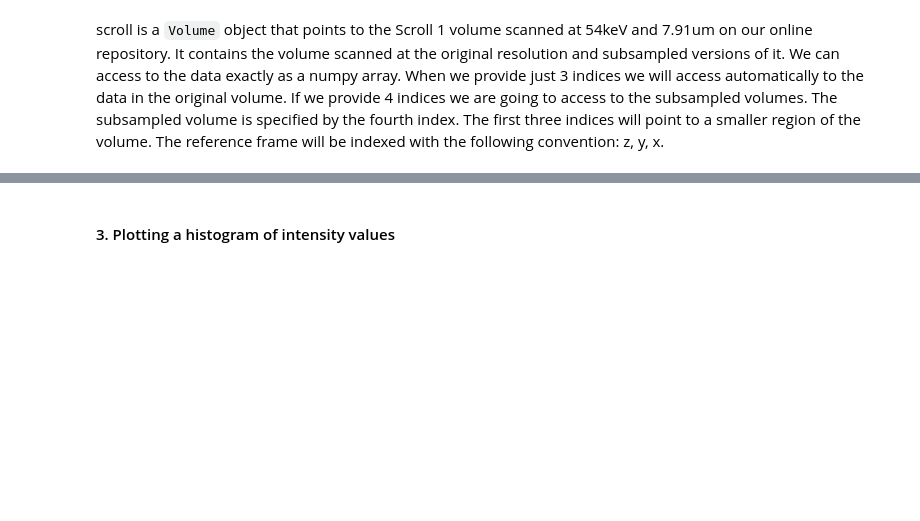
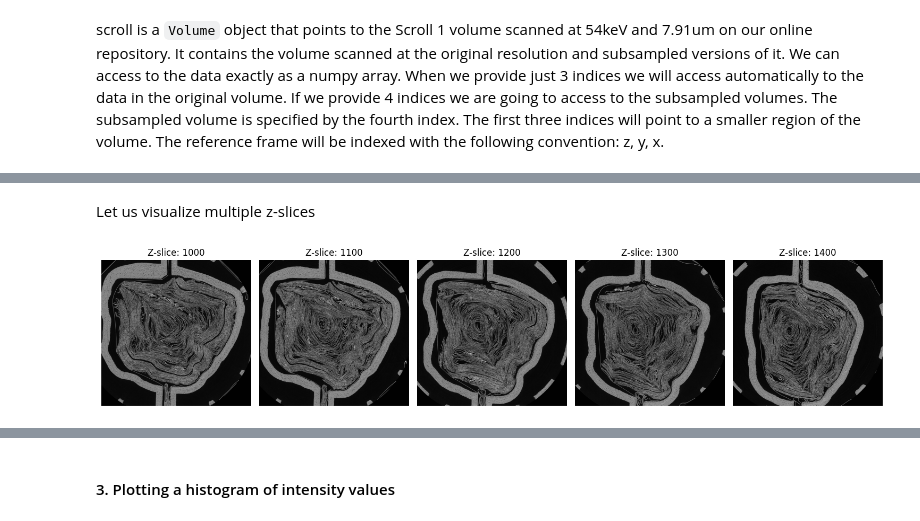
Before and after one commit to ScrollPrize/vesuvius, a Jupyter notebook: notebooks/example1_data_access.ipynb, the cells around one changed output, grey strips where cells are left out. Drawn from its saved outputs; the diff is of its cells as text; code cells hidden in the pictures; blank space fills up the shorter version.

Commit message:
Adding slice plots

```diff
--- a/notebooks/example1_data_access.ipynb
+++ b/notebooks/example1_data_access.ipynb
@@ -53,0 +65,24 @@ plt.imshow(scroll[1000,:,:,3])
+# %% [markdown]
+Let us visualize multiple z-slices
+# %%
+# Set the starting slice and the number of slices to display
+slice_index = 1000
+num_slices = 5  # Number of slices to display side by side
+
+# Create a figure with subplots
+fig, axes = plt.subplots(1, num_slices, figsize=(15, 5))
+
+# Plot each slice side by side
+for i in range(num_slices):
+    current_slice = slice_index + 100*i
+    axes[i].imshow(scroll[current_slice, :, :, 3], cmap='gray')
+    axes[i].set_title(f'Z-slice: {current_slice}')
+    axes[i].axis('off')  # Hide axes
+
+# Adjust layout to avoid overlap
+plt.tight_layout()
+
+# Display the plot
+plt.show()
+# %% [output]
+[figure, added]
```
Also changed, not shown: parts of 19 cells of this notebook.
